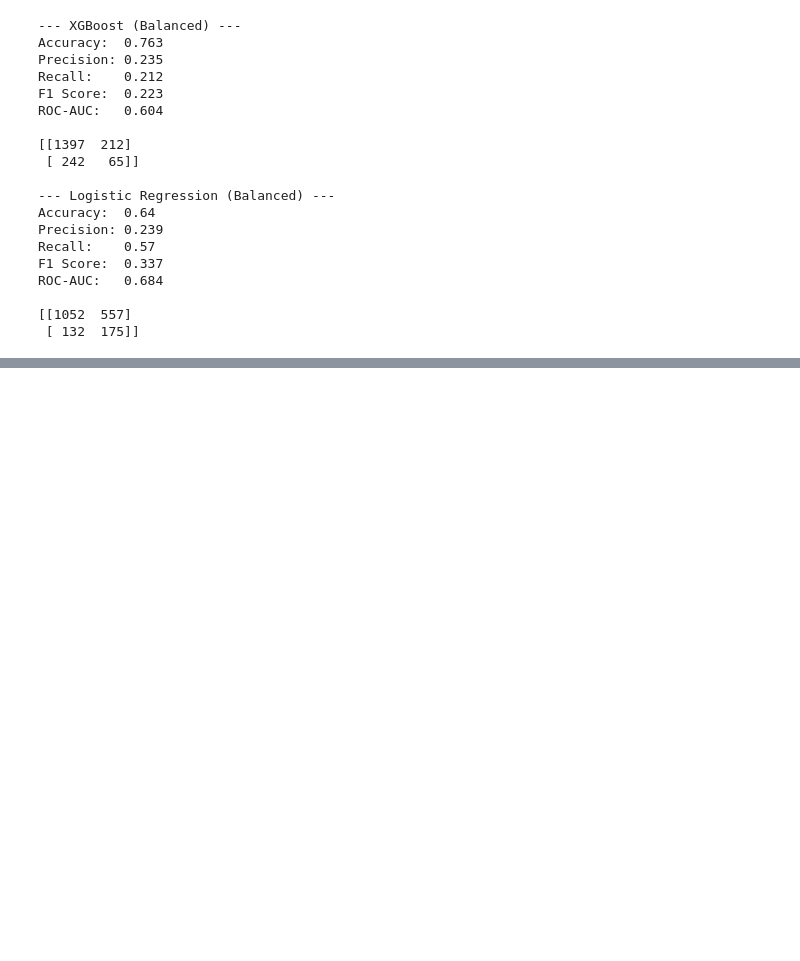
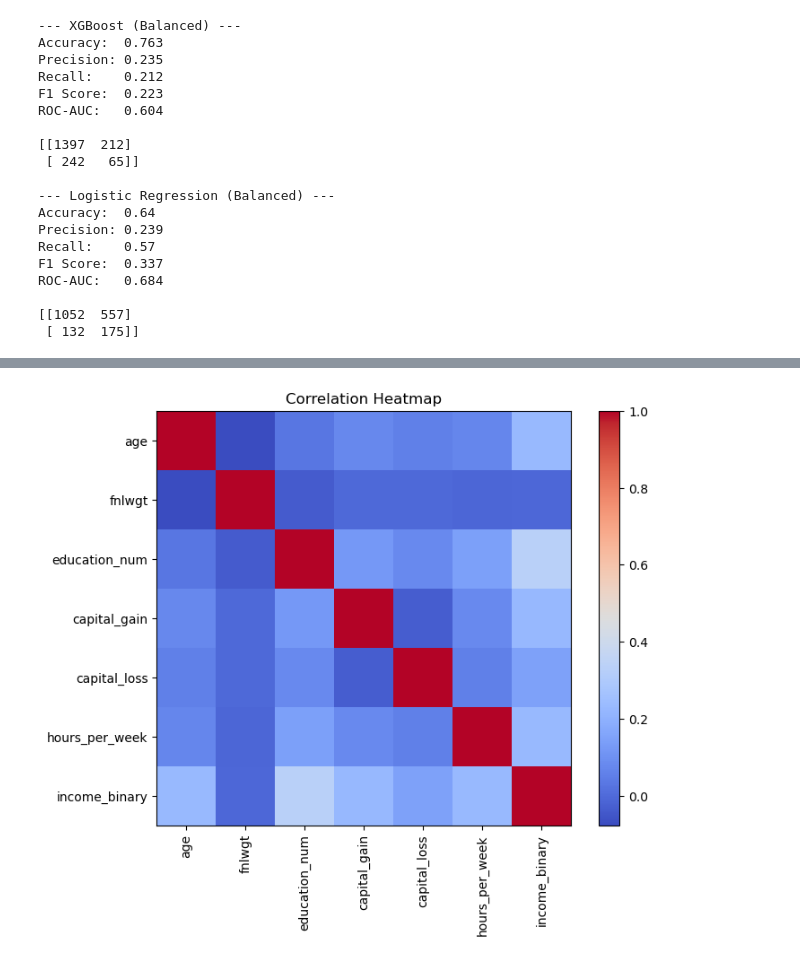
Before and after one commit to shreyassharma3002/model_risk_analysis, a Jupyter notebook: model_risk_analysis.ipynb, the cells around one changed output, grey strips where cells are left out. Saved outputs shown, nothing was run; the diff lists cells and outputs as text; code cells hidden in the pictures; blank space fills up the shorter version.

```diff
--- a/model_risk_analysis.ipynb
+++ b/model_risk_analysis.ipynb
@@ -251,0 +410,17 @@ ROC-AUC:   0.684
+# %%
+# Remove the known corrupted artifact row from the original UCI test file
+adult = adult[adult['age'] != '|1x3 Cross validator']
+
+# Strip whitespace from income and fix trailing periods
+adult['income'] = adult['income'].astype(str).str.strip().str.rstrip('.')
+
+# Convert age back to numeric
+adult['age'] = pd.to_numeric(adult['age'])
+
+# Drop any remaining fully-missing rows
+adult = adult.dropna(subset=['income'])
+
+print("Cleaned shape:", adult.shape)
+print(adult['income'].value_counts())
+print()
+print("age dtype:", adult['age'].dtype)
@@ -251,0 +435,17 @@ ROC-AUC:   0.684
+# %%
+adult_numeric = adult.copy()
+adult_numeric['income_binary'] = (adult_numeric['income'] == '>50K').astype(int)
+
+numeric_cols = adult_numeric.select_dtypes(include=[np.number])
+correlation = numeric_cols.corr()
+
+
+plt.figure(figsize=(8, 6))
+plt.imshow(correlation, cmap='coolwarm')
+plt.colorbar()
+plt.xticks(range(len(correlation.columns)), correlation.columns, rotation=90)
+plt.yticks(range(len(correlation.columns)), correlation.columns)
+plt.title('Correlation Heatmap')
+plt.show()
+# %% [output]
+[figure, added]
```
Also changed, not shown: parts of 31 cells of this notebook.
